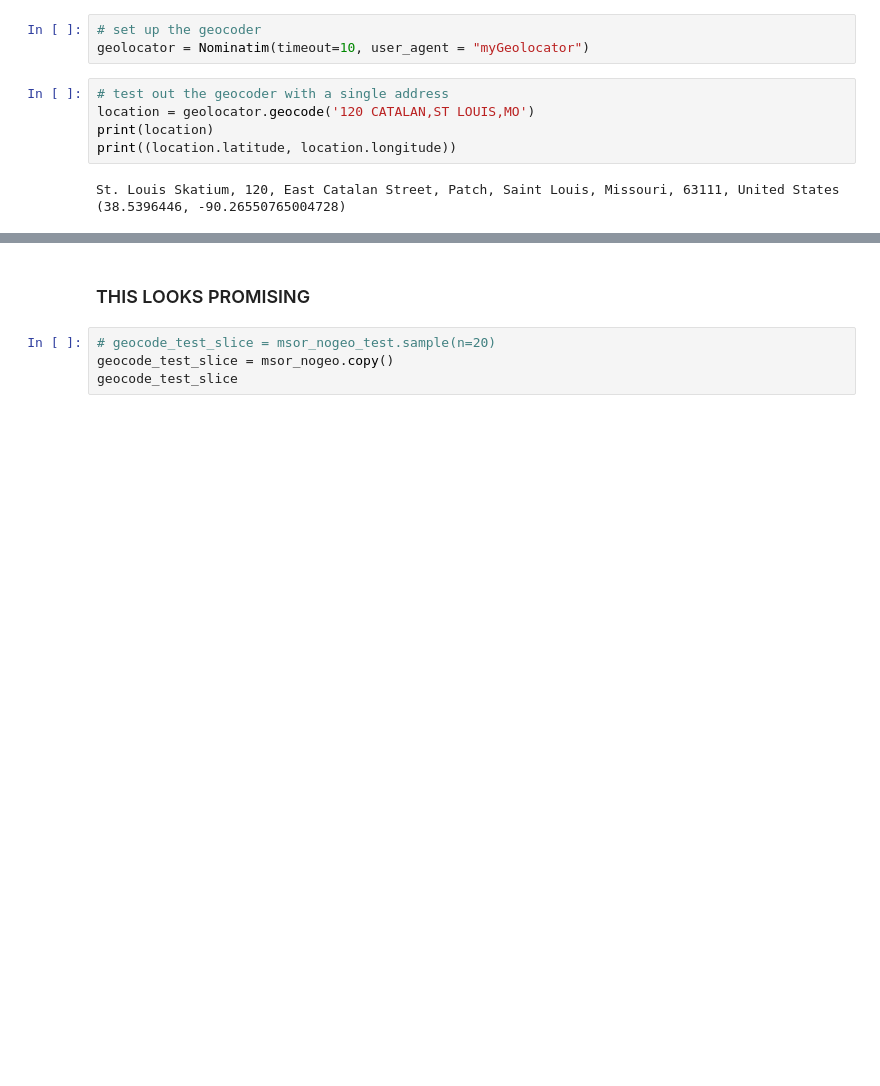
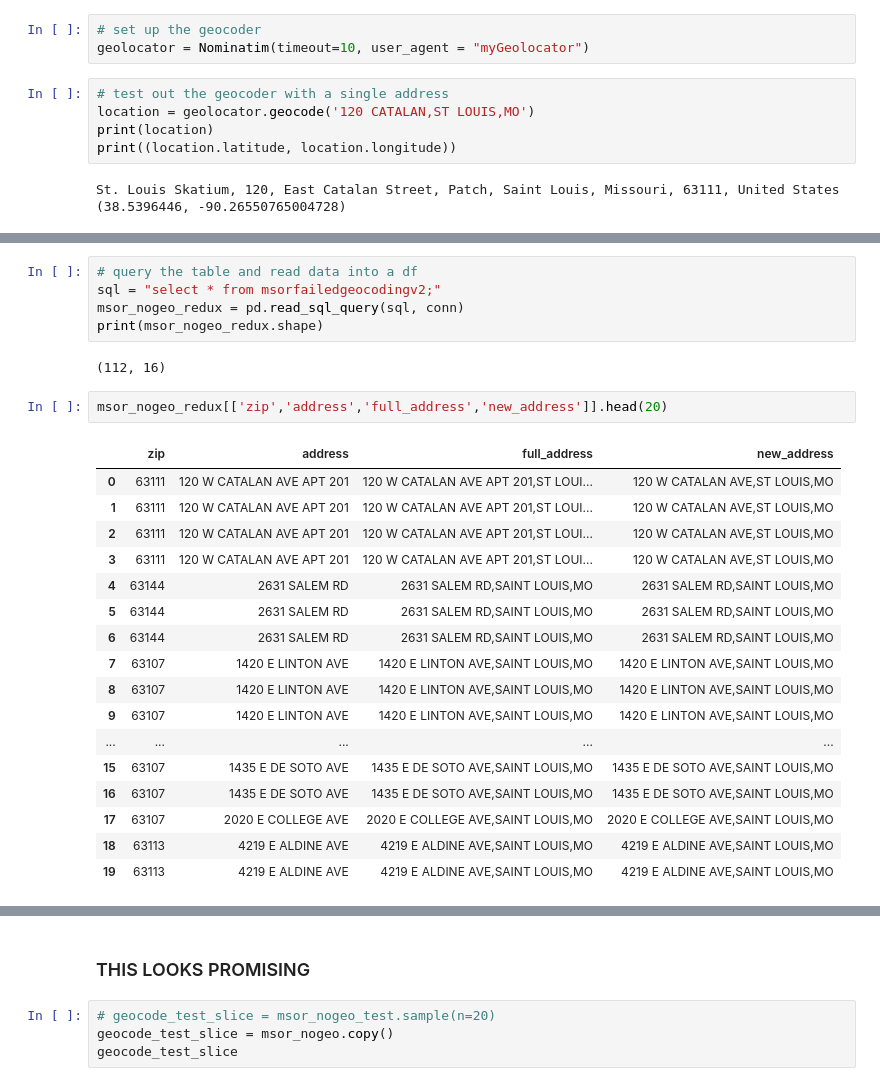
Before and after one commit to PMattox/dsa_masters, a Jupyter notebook: DSA_Capstone/Failed_Geocoding_MSOR.ipynb, the cells around one changed output, grey strips where cells are left out. Saved outputs shown, nothing was run; the diff lists cells and outputs as text; blank space fills up the shorter version.

```diff
--- a/DSA_Capstone/Failed_Geocoding_MSOR.ipynb
+++ b/DSA_Capstone/Failed_Geocoding_MSOR.ipynb
@@ -127,0 +369,27 @@ St. Louis Skatium, 120, East Catalan Street, Patch, Saint Louis, Missouri, 63111
+# %%
+# query the table and read data into a df
+sql = "select * from msorfailedgeocodingv2;"
+msor_nogeo_redux = pd.read_sql_query(sql, conn)
+print(msor_nogeo_redux.shape)
+# %% [output]
+(112, 16)
+# %%
+msor_nogeo_redux[['zip','address','full_address','new_address']].head(20)
+# %% [output]
+|  | zip | address | full_address | new_address |
+| 0 | 63111 | 120 W CATALAN AVE APT 201 | 120 W CATALAN AVE APT 201,ST LOUI... | 120 W CATALAN AVE,ST LOUIS,MO |
+| 1 | 63111 | 120 W CATALAN AVE APT 201 | 120 W CATALAN AVE APT 201,ST LOUI... | 120 W CATALAN AVE,ST LOUIS,MO |
+| 2 | 63111 | 120 W CATALAN AVE APT 201 | 120 W CATALAN AVE APT 201,ST LOUI... | 120 W CATALAN AVE,ST LOUIS,MO |
+| 3 | 63111 | 120 W CATALAN AVE APT 201 | 120 W CATALAN AVE APT 201,ST LOUI... | 120 W CATALAN AVE,ST LOUIS,MO |
+| 4 | 63144 | 2631 SALEM RD | 2631 SALEM RD,SAINT LOUIS,MO | 2631 SALEM RD,SAINT LOUIS,MO |
+| 5 | 63144 | 2631 SALEM RD | 2631 SALEM RD,SAINT LOUIS,MO | 2631 SALEM RD,SAINT LOUIS,MO |
+| 6 | 63144 | 2631 SALEM RD | 2631 SALEM RD,SAINT LOUIS,MO | 2631 SALEM RD,SAINT LOUIS,MO |
+| 7 | 63107 | 1420 E LINTON AVE | 1420 E LINTON AVE,SAINT LOUIS,MO | 1420 E LINTON AVE,SAINT LOUIS,MO |
+| 8 | 63107 | 1420 E LINTON AVE | 1420 E LINTON AVE,SAINT LOUIS,MO | 1420 E LINTON AVE,SAINT LOUIS,MO |
+| 9 | 63107 | 1420 E LINTON AVE | 1420 E LINTON AVE,SAINT LOUIS,MO | 1420 E LINTON AVE,SAINT LOUIS,MO |
+| ... | ... | ... | ... | ... |
+| 15 | 63107 | 1435 E DE SOTO AVE | 1435 E DE SOTO AVE,SAINT LOUIS,MO | 1435 E DE SOTO AVE,SAINT LOUIS,MO |
+| 16 | 63107 | 1435 E DE SOTO AVE | 1435 E DE SOTO AVE,SAINT LOUIS,MO | 1435 E DE SOTO AVE,SAINT LOUIS,MO |
+| 17 | 63107 | 2020 E COLLEGE AVE | 2020 E COLLEGE AVE,SAINT LOUIS,MO | 2020 E COLLEGE AVE,SAINT LOUIS,MO |
+| 18 | 63113 | 4219 E ALDINE AVE | 4219 E ALDINE AVE,SAINT LOUIS,MO | 4219 E ALDINE AVE,SAINT LOUIS,MO |
+| 19 | 63113 | 4219 E ALDINE AVE | 4219 E ALDINE AVE,SAINT LOUIS,MO | 4219 E ALDINE AVE,SAINT LOUIS,MO |
```
Also changed, not shown: parts of 33 cells of this notebook, 2 other files.
